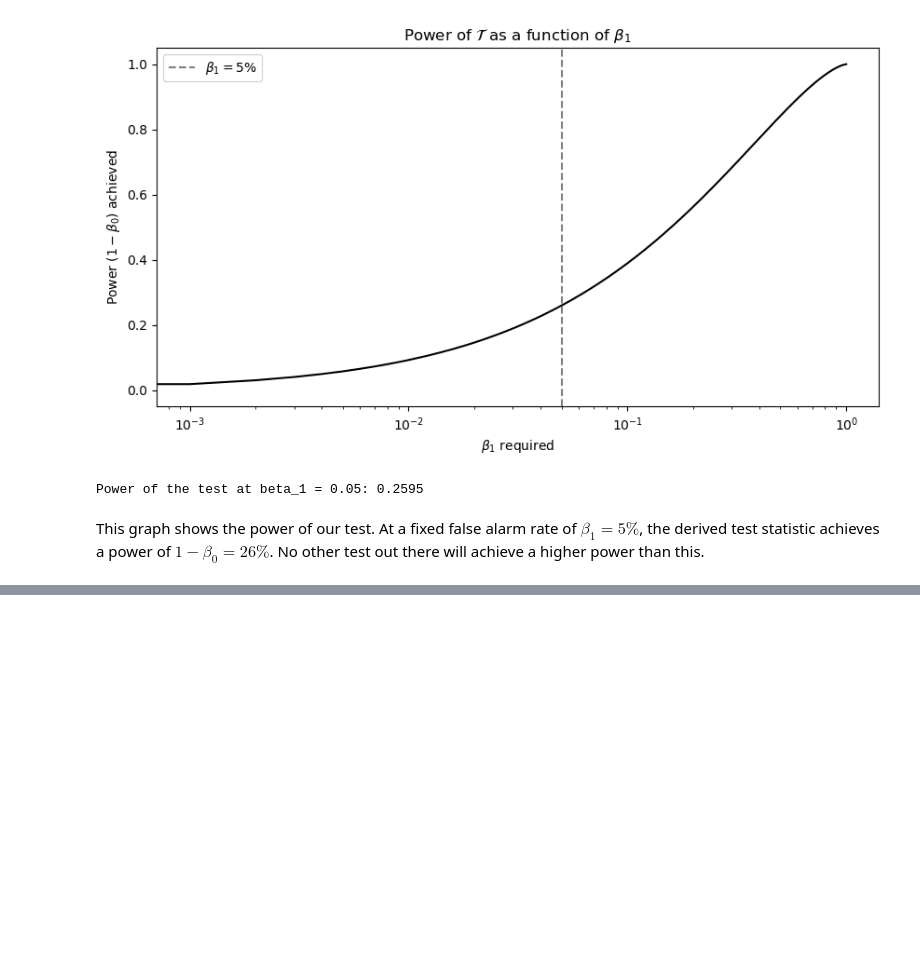
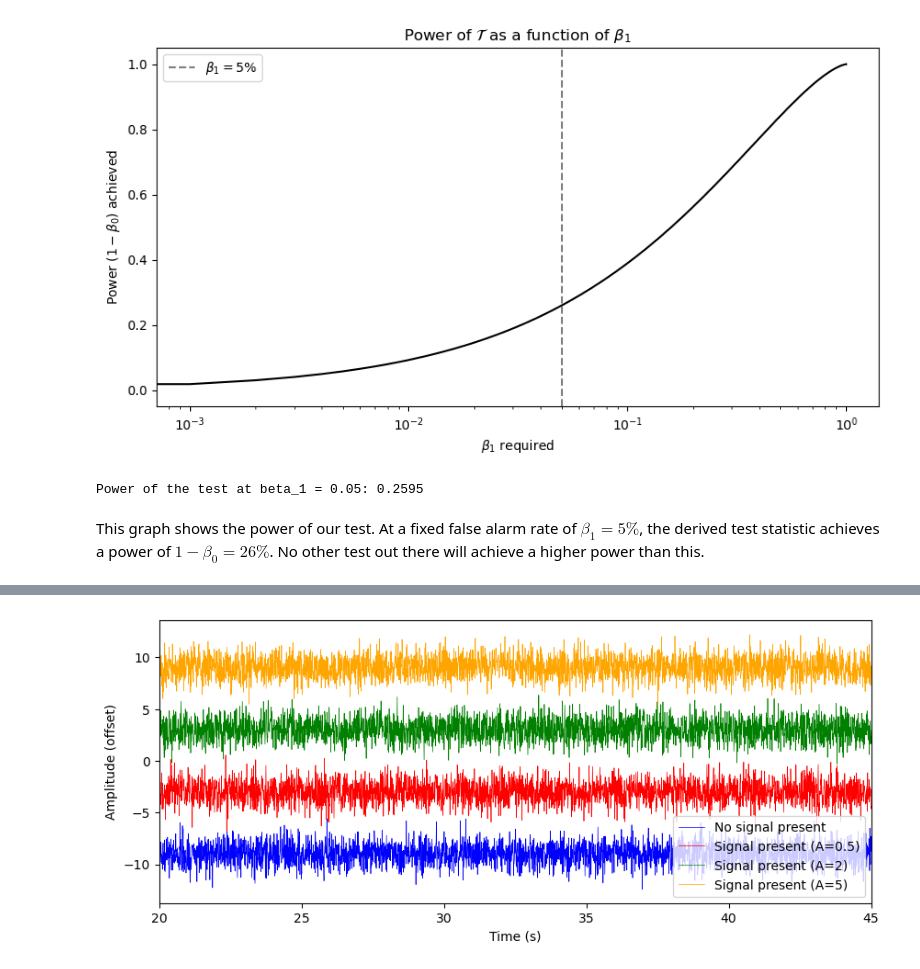
Before and after one commit to sancholp/signal-processing, a Jupyter notebook: 1. signal_detection_basics.ipynb, the cells around one changed output, grey strips where cells are left out. Saved outputs shown, nothing was run; the diff lists cells and outputs as text; code cells hidden in the pictures; blank space fills up the shorter version.

Commit message:
Unknown pulse amplitude

```diff
--- a/1. signal_detection_basics.ipynb
+++ b/1. signal_detection_basics.ipynb
@@ -226,0 +260,30 @@ This graph shows the power of our test. At a fixed false alarm rate of $\beta_1
+# %%
+# Template parameters
+center = 32 * s
+width = 0.5 * s
+h = boxcar_pulse(t_grid, center, width)
+
+# Noise parameters
+sigma = 1
+
+# Simulation parameters
+N_repetitions = 10000
+
+
+d_no_signal = np.random.normal(0, sigma, (N_repetitions, len(t_grid)))
+d_05 = 0.5 * h + np.random.normal(0, sigma, (N_repetitions, len(t_grid)))
+d_2 = 2 * h + np.random.normal(0, sigma, (N_repetitions, len(t_grid)))
+d_5 = 5 * h + np.random.normal(0, sigma, (N_repetitions, len(t_grid)))
+
+plt.figure(figsize=(10, 4))
+plt.plot(t_grid, d_no_signal[0] - 9, label='No signal present', lw=0.5, c='blue')
+plt.plot(t_grid, d_05[0] - 3, label='Signal present (A=0.5)', lw=0.5, c='red')
+plt.plot(t_grid, d_2[0] + 3, label='Signal present (A=2)', lw=0.5, c='green')
+plt.plot(t_grid, d_5[0] + 9, label='Signal present (A=5)', lw=0.5, c='orange')
+plt.xlabel('Time (s)')
+plt.ylabel('Amplitude (offset)')
+plt.xlim(20, 45)
+plt.legend()
+plt.show()
+# %% [output]
+[figure, added]
```
Also changed, not shown: parts of 13 cells of this notebook, 1 other file.
